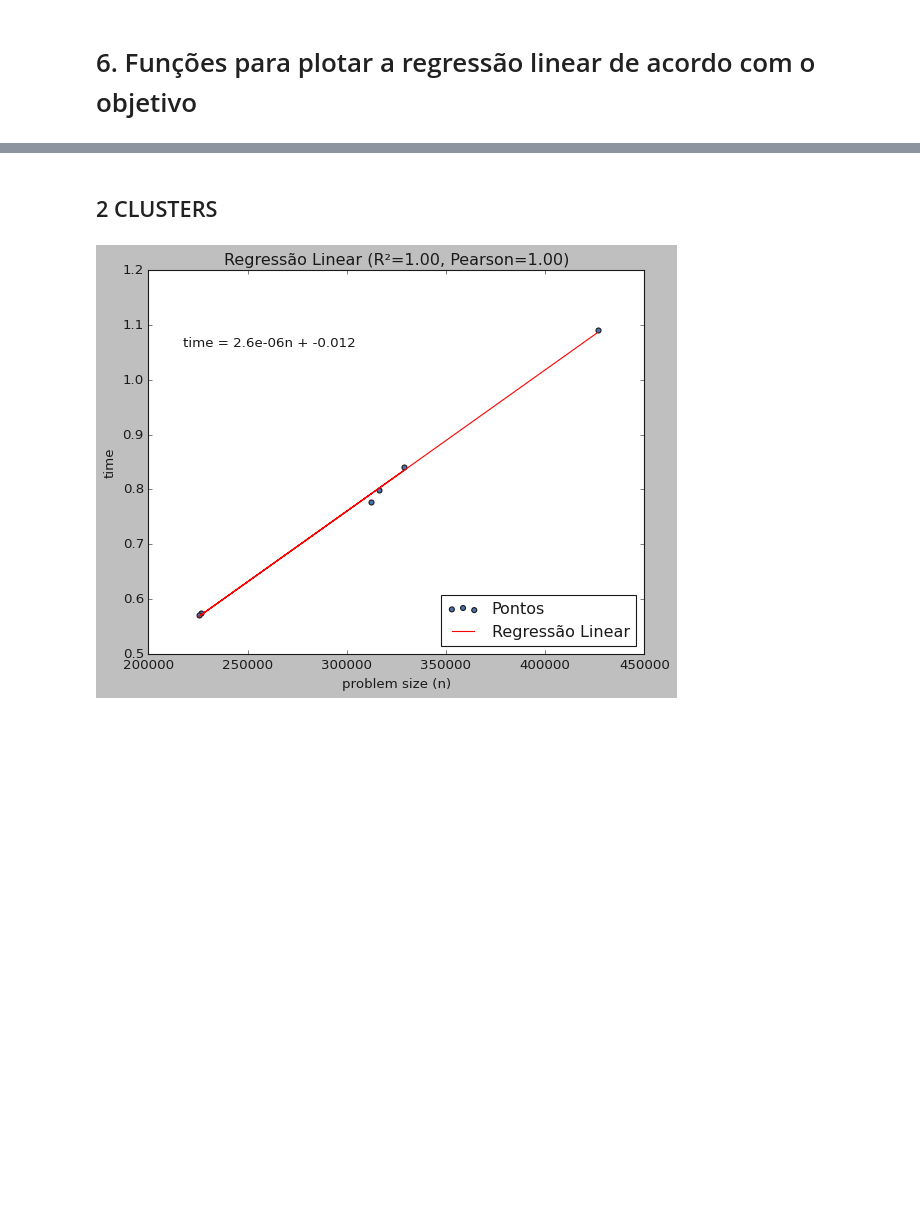
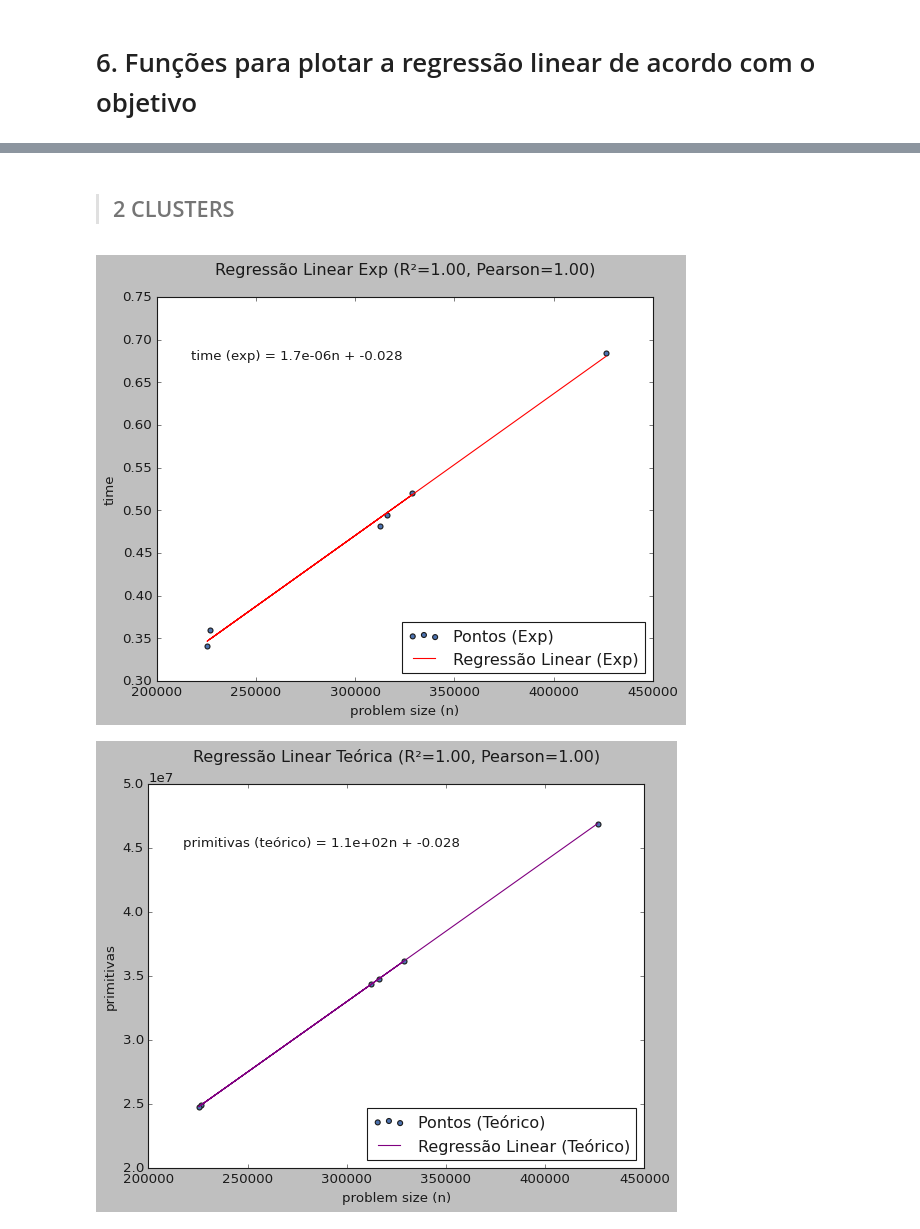
Before and after one commit to vinissmaciel/6-semestre, a Jupyter notebook: ViniciusMaciel_Credito3_EP_2024.1_parcial.ipynb, the cells around one changed output, grey strips where cells are left out. Saved outputs shown, nothing was run; the diff lists cells and outputs as text; code cells hidden in the pictures; blank space fills up the shorter version.

Commit message:
Análise quali e quant primitivas

```diff
--- a/ViniciusMaciel_Credito3_EP_2024.1_parcial.ipynb
+++ b/ViniciusMaciel_Credito3_EP_2024.1_parcial.ipynb
@@ -525,12 +518,17 @@ def show_linear_K(n,t):
+# %%
+#Função para calcular tempo teórico (qtd de primitivas) para cada par K,n
+def calc_tTeorico(k,n):
+    T = (33*k*n) + (24*k) + (44*n) + 11
+    return T
 # %% [markdown]
-## 2 CLUSTERS
+>## 2 CLUSTERS
 # %%
-slopes = []
+Q2 = [calc_tTeorico(2, image[0].n) for image in lista_full]
 
 n = [image[0].n for image in lista_full]
-t = [image[0].t for image in lista_full]
-sl = show_linear_time(n,t)
-slopes.append(sl)
+t2 = [image[0].t for image in lista_full]
+show_linear_time(n,t2,Q2)
 # %% [output]
-[figure, old version]
+[figure, new version]
+[figure, added]
 # %% [markdown]
```
Also changed, not shown: parts of 27 cells of this notebook.
